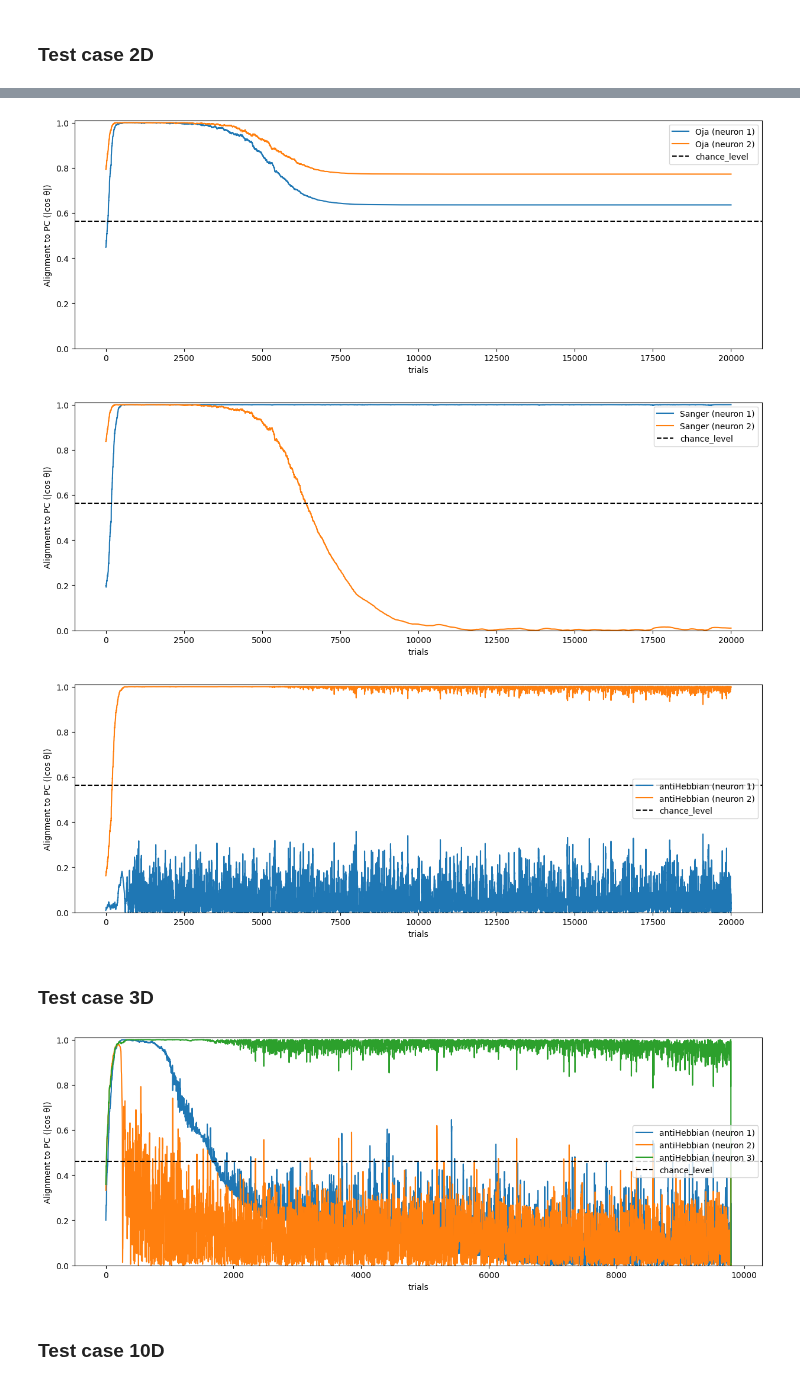
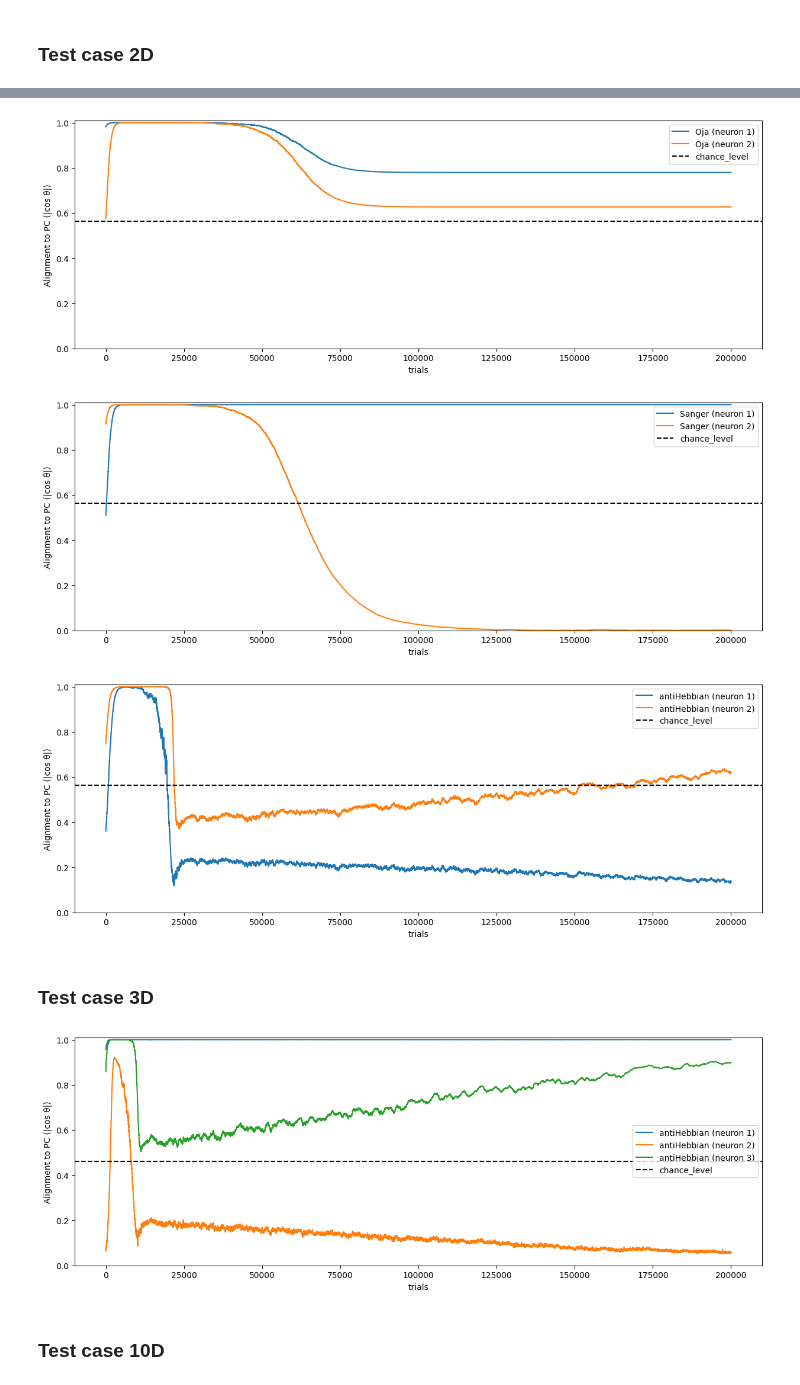
Before and after one commit to neuralalgorithms/representational-drift, a Jupyter notebook: second_layer_hebbian.ipynb, the cells around one changed output, grey strips where cells are left out. Cells and saved outputs as stored; diff of their text form; code cells hidden in the pictures.

Commit message:
add a new learning rate parameter in the traditional Oja's learning rule; now the learning_rate corresponds to ^\top$, and learning_rate2 corresponds to  * W$.

```diff
--- a/second_layer_hebbian.ipynb
+++ b/second_layer_hebbian.ipynb
@@ -51,6 +51,7 @@ class antiHebbianModel(HebbianModel):
         self,
         output_size: int,
         learning_rate = 0.01,
+        learning_rate2 = None,
         eps_w: float = 0.01,
         eps_v: float = 0.03,             # γ or ε_v  (anti-Hebbian strength)
         rng: Optional[Any] = None,
@@ -58,20 +59,20 @@ class antiHebbianModel(HebbianModel):
         zero_diagonal: bool = True,
         num_iteration: int = 100,
         tol: float = 1e-6,
-        activity_alpha: float = 0.02,    # EMA step for a_j: a <- (1-α)a + α y^2
+        tau_activity: float = 1000.0,      # time constant for activity trace
         ) -> None:
-        super().__init__(output_size, learning_rate, rng)
+        super().__init__(output_size, learning_rate, learning_rate2, rng)
 
         # Lateral weights V
         if lateral_init == "random":
-            self.V = 0.01 * self.rng.standard_normal((self.output_size, self.output_size))
+            self.V = 0.001 * self.rng.standard_normal((self.output_size, self.output_size))
         elif lateral_init == "zeros":
             self.V = np.zeros((self.output_size, self.output_size), dtype=float)
         else:
             raise ValueError("lateral_init must be 'zeros' or 'random'")
 
         # Activity trace a_j ≈ E[y_j^2]
-        self.activity_alpha = float(activity_alpha)
+        self.activity_alpha =  1.0 - np.exp(-1.0 / max(1.0, float(tau_activity)))
         self.eps_w = float(eps_w)
         self.eps_v = float(eps_v)
         self.a = np.zeros(self.output_size, dtype=float)
@@ -85,7 +86,7 @@ class antiHebbianModel(HebbianModel):
         if self.input_size is None:
             self.input_size = x.shape[0]
             # Initialize weights if not already done
-            self.W = 0.01 * self.rng.standard_normal((self.output_size, self.input_size))
+            self.W = 0.001 * self.rng.standard_normal((self.output_size, self.input_size))
         elif x.shape[0] != self.input_size:
             raise ValueError(f"Input dimension {x.shape[0]} does not match model input size {self.input_size}")
         # get the feedforward output
@@ -106,7 +107,7 @@ class antiHebbianModel(HebbianModel):
         diag_y = np.diag(y**2)
         yyT = np.outer(y, y)
         # --- W update (multi-neuron Oja; same for all modes) ---
-        self.W += self.learning_rate * (np.outer(y, x) - yyT @ self.W) # A trick!!!! To use full Oja's rule instead of only diagonal matrix.
+        self.W += self.learning_rate * np.outer(y, x) - self.learning_rate2 * diag_y @ self.W # A trick!!!! To use full Oja's rule instead of only diagonal matrix.
         # --- Update activity trace a_j ≈ E[y_j^2] (EMA) ---
         self.a = (1.0 - self.activity_alpha) * self.a + self.activity_alpha * (y**2)
         # make sure diagonal is zero
@@ -125,7 +126,7 @@ class antiHebbianModel(HebbianModel):
         if self.zero_diagonal:
             np.fill_diagonal(self.V, 0.0)
         # make the matrix symmetric
-        self.V = 0.5 * (self.V + self.V.T)
+        # self.V = 0.5 * (self.V + self.V.T)
         # make the matrix non-positive
         self.V = np.minimum(self.V, 0.0)
         return y
@@ -146,7 +147,7 @@ class antiHebbianModel(HebbianModel):
         A : ndarray, shape (m, p)
             Effective mapping from inputs to outputs.
         """
-        m, p = self.W.shape
+        m, n = self.W.shape
         I = np.eye(m)
         A = np.linalg.solve(I - self.V, self.W)  # safer than explicit inverse
         return A
@@ -159,13 +160,14 @@ mu2 = 0.0
 std2 = 0.9
 orientation = np.random.random() * np.pi
 number_of_neurons = 2
-number_of_samples = 20000
+number_of_samples = 200000
 
 # hebbian strength
-learning_rate = 0.01
+learning_rate = 0.001
+learning_rate2 = 0.05
 # eps_w
-eps_w = 0.01
-eps_v = 0.2
+eps_w = 0.0001
+eps_v = 0.05
 # %%
 # generate 2D input data
 samples_2d = utils.gauss_distrib(orientation, mu1, std1, mu2, std2, number_of_samples, number_of_neurons=2)
@@ -184,15 +186,17 @@ utils.training_testing(samples_2d, models = {"Oja": model1, "Sanger": model2}, o
                        pc_method = "first", alignment_method = "weights",
                        show_num = None)
 # %% [output]
-[figure, old version]
+[figure, new version]
-[figure, old version]
+[figure, new version]
 # %%
-model = antiHebbianModel(output_size=2, learning_rate=learning_rate, eps_w=eps_w, eps_v = eps_v)
+model = antiHebbianModel(output_size=2, learning_rate=learning_rate,
+                         learning_rate2= learning_rate2,
+                         eps_w=eps_w, eps_v = eps_v)
 utils.training_testing(samples_2d, models = {"antiHebbian": model}, output_size=2,
                             pc_method = "first", alignment_method = "weights",
                             show_num = None)
 # %% [output]
-[figure, old version]
+[figure, new version]
 # %% [markdown]
 ### Test case 3D
 # %%
@@ -205,12 +209,14 @@ samples_3d = np.random.multivariate_normal(mu, cov, size=number_of_samples)
 # Center the data (zero mean)
 samples_3d -= samples_3d.mean(axis=0, keepdims=True)
 # %%
-model = antiHebbianModel(output_size=3, learning_rate=learning_rate, eps_w=eps_w, eps_v = eps_v)
+model = antiHebbianModel(output_size=3, learning_rate=learning_rate,
+                         learning_rate2= learning_rate2,
+                         eps_w=eps_w, eps_v = eps_v)
 utils.training_testing(samples_3d, models = {"antiHebbian": model}, output_size=3,
                           pc_method = "first", alignment_method = "weights",
                           show_num = None)
 # %% [output]
-[figure, old version]
+[figure, new version]
 # %% [markdown]
 ### Test case 10D
 # %%
```
Also changed, not shown: parts of 2 cells of this notebook, 1 other file.
